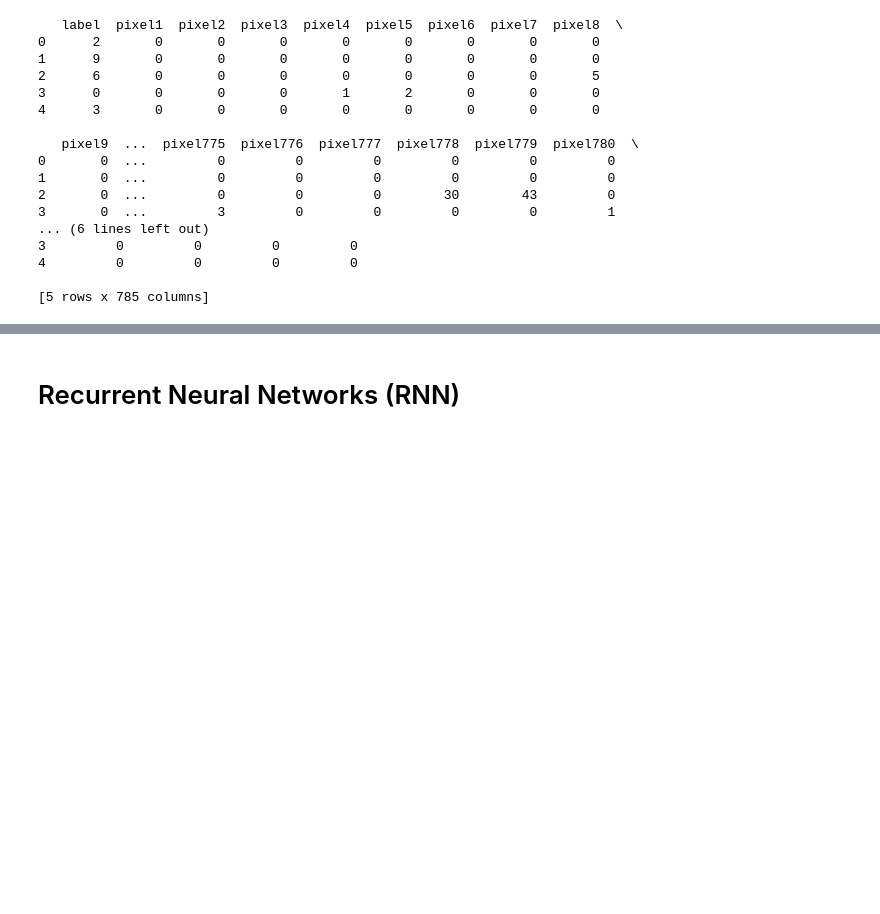
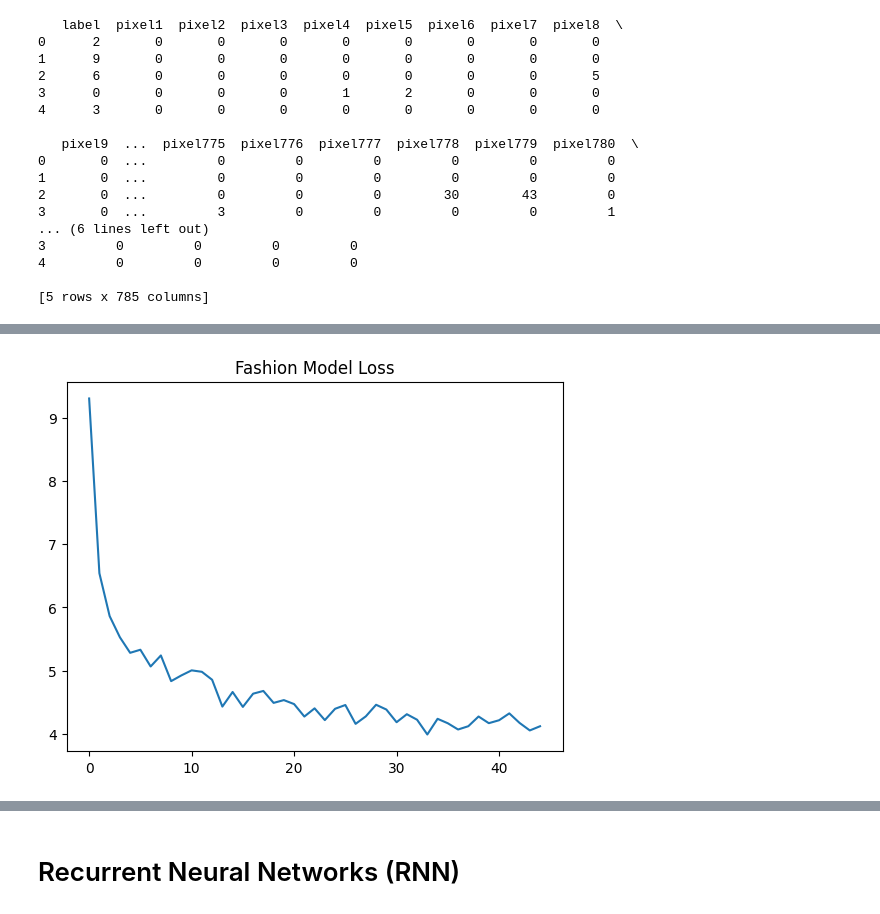
Before and after one commit to NCState-Exploring-Machine-Learning/unit-8-cnns-rnns, a Jupyter notebook: cnns-rnns.ipynb, the cells around one changed output, grey strips where cells are left out. Saved outputs shown, nothing was run; the diff lists cells and outputs as text; code cells hidden in the pictures; blank space fills up the shorter version.

```diff
--- a/cnns-rnns.ipynb
+++ b/cnns-rnns.ipynb
@@ -195,0 +335,8 @@ torch.Size([64, 1])
+# %%
+# Evaluating the Model
+plt.figure()
+plt.title("Fashion Model Loss")
+plt.plot(running_loss_log)
+plt.show()
+# %% [output]
+[figure, added]
```
Also changed, not shown: parts of 17 cells of this notebook, 1 other file.
